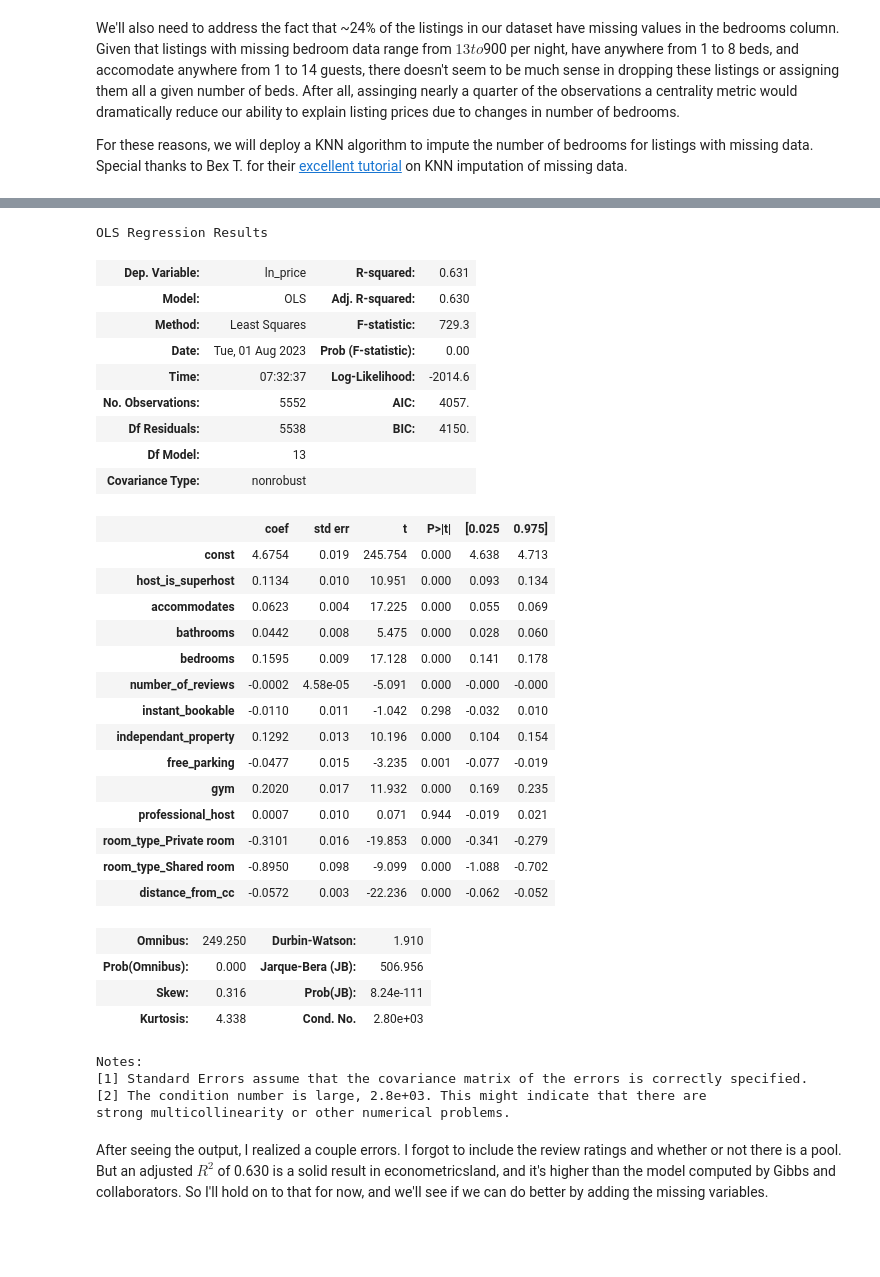
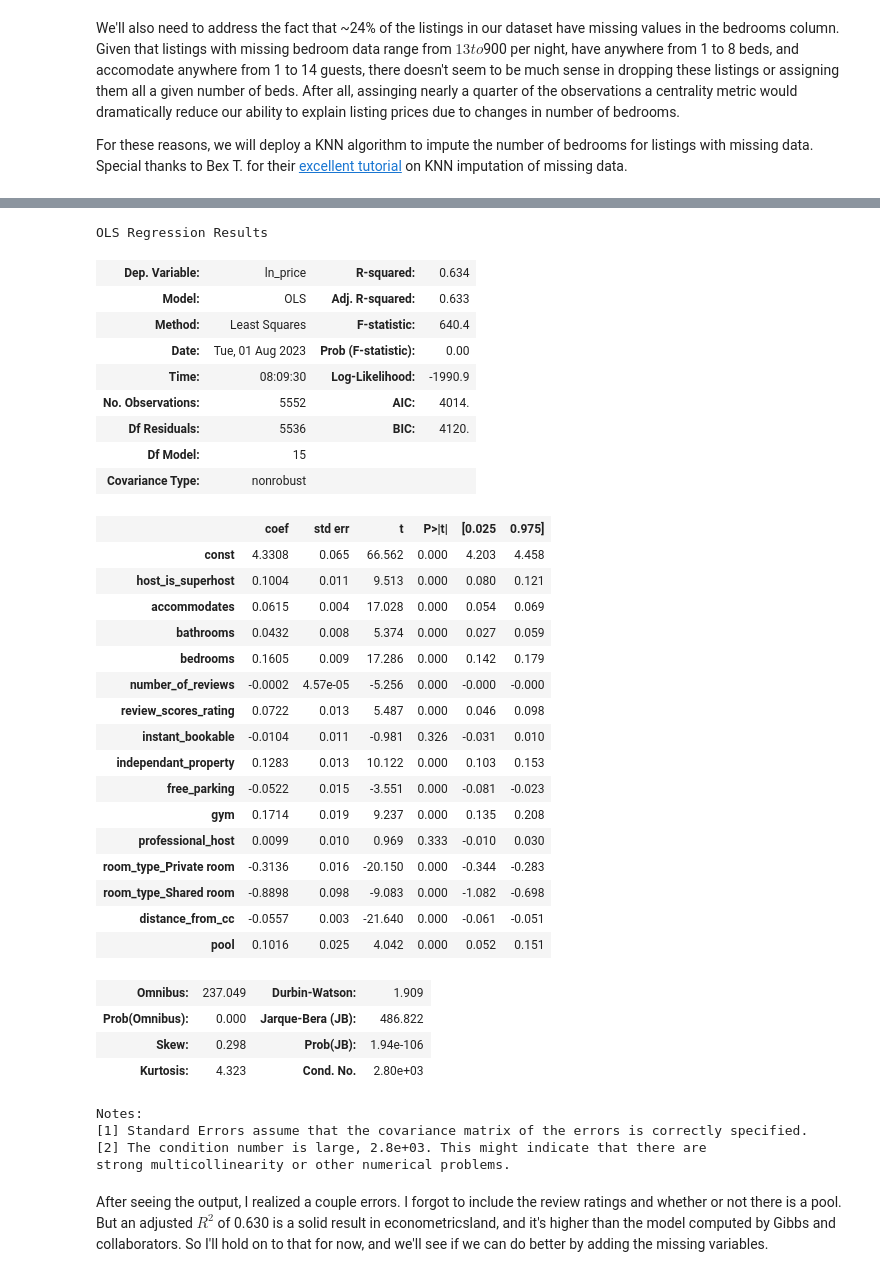
Before and after one commit to epistemetrica/udacity-blog-post-project, a Jupyter notebook: apw-blog-project.ipynb, the cells around one changed output, grey strips where cells are left out. Saved outputs shown, nothing was run; the diff lists cells and outputs as text; code cells hidden in the pictures; blank space fills up the shorter version.

```diff
--- a/apw-blog-project.ipynb
+++ b/apw-blog-project.ipynb
@@ -400,7 +400,11 @@ listings_df['gym'] = listings_df.apply(lambda row: string_list_search(gym_list,
 #create professional host dummy variable
 listings_df['professional_host'] = listings_df.apply(lambda row: True if row.host_listings_count >= 2 else False, axis=1)
 # %%
-#get list of amenities including pool
+#get list of amenities including pool (trying to avoid including Whirlpool appliances)
 pool_list = list(filter(lambda x: ' pool'.lower() in x.lower(), unique_amenities))
-pool_list.append(list(filter(lambda x: 'Pool' in x, unique_amenities)))
-pool_list
+Pool_list = list(filter(lambda x: 'Pool' in x, unique_amenities))
+pool_list = Pool_list + pool_list
+pool_list.remove('WhitePool refrigerator')
+
+#create dummy variable for pool
+listings_df['pool'] = listings_df.apply(lambda row: string_list_search(pool_list, row.amenities), axis= 1)
@@ -478,7 +464,7 @@ models_df = listings_df[['host_is_superhost', 'host_listings_count', 'latitude',
                         'beds', 'price', 'number_of_reviews', 'review_scores_rating', 'review_scores_accuracy', 'review_scores_cleanliness',
                         'review_scores_checkin', 'review_scores_communication', 'review_scores_location', 'review_scores_value',
                         'instant_bookable', 'reviews_per_month', 'independant_property', 'free_parking', 'gym', 'professional_host',
-                        'room_type_Private room', 'room_type_Shared room', 'distance_from_cc']]
+                        'room_type_Private room', 'room_type_Shared room', 'distance_from_cc', 'pool']].copy()
 
 #add logged price
 models_df['ln_price'] = np.log(models_df['price'])
@@ -491,53 +471,55 @@ See the caveats in the documentation: https://pandas.pydata.org/pandas-docs/stab
 # %%
 #set indpendant variables
-X_not_gibbs = models_df.drop(['price', 'ln_price','host_listings_count', 'latitude', 'longitude', 'beds', 'review_scores_rating', 'review_scores_accuracy',
+X_gibbs = models_df.drop(['price', 'ln_price','host_listings_count', 'latitude', 'longitude', 'beds', 'review_scores_accuracy',
                           'review_scores_cleanliness', 'review_scores_checkin', 'review_scores_communication', 'review_scores_location',
                           'review_scores_value', 'reviews_per_month'], axis=1)
 
 #add intercept
-X_not_gibbs = sm.add_constant(X_not_gibbs)
+X_gibbs = sm.add_constant(X_gibbs)
 
 #convert booleans to 0/1
-X_not_gibbs[['host_is_superhost', 'instant_bookable', 'independant_property', 'free_parking', 'gym', 'professional_host',
-                       'room_type_Private room', 'room_type_Shared room']] = X_not_gibbs[['host_is_superhost', 'instant_bookable', 'independant_property', 'free_parking', 'gym', 'professional_host',
-                       'room_type_Private room', 'room_type_Shared room']].astype(int)
+X_gibbs[['host_is_superhost', 'instant_bookable', 'independant_property', 'free_parking', 'gym', 'professional_host',
+                       'room_type_Private room', 'room_type_Shared room', 'pool']] = X_gibbs[['host_is_superhost', 'instant_bookable', 'independant_property', 'free_parking', 'gym', 'professional_host',
+                       'room_type_Private room', 'room_type_Shared room', 'pool']].astype(int)
 
 #set logged prices as dependent variable
 y = models_df.ln_price
 
-model_not_gibbs = sm.OLS(y,X_not_gibbs).fit()
+model_gibbs = sm.OLS(y,X_gibbs).fit()
 
-model_not_gibbs.summary()
+model_gibbs.summary()
 # %% [output]
 OLS Regression Results
-| Dep. Variable: | ln_price | R-squared: | 0.631 |
-| Model: | OLS | Adj. R-squared: | 0.630 |
-| Method: | Least Squares | F-statistic: | 729.3 |
+| Dep. Variable: | ln_price | R-squared: | 0.634 |
+| Model: | OLS | Adj. R-squared: | 0.633 |
+| Method: | Least Squares | F-statistic: | 640.4 |
 | Date: | Tue, 01 Aug 2023 | Prob (F-statistic): | 0.00 |
-| Time: | 07:32:37 | Log-Likelihood: | -2014.6 |
-| No. Observations: | 5552 | AIC: | 4057. |
-| Df Residuals: | 5538 | BIC: | 4150. |
-| Df Model: | 13 |  |  |
+| Time: | 08:09:30 | Log-Likelihood: | -1990.9 |
+| No. Observations: | 5552 | AIC: | 4014. |
+| Df Residuals: | 5536 | BIC: | 4120. |
+| Df Model: | 15 |  |  |
 | Covariance Type: | nonrobust |  |  |
 |  | coef | std err | t | P>|t| | [0.025 | 0.975] |
-| const | 4.6754 | 0.019 | 245.754 | 0.000 | 4.638 | 4.713 |
-| host_is_superhost | 0.1134 | 0.010 | 10.951 | 0.000 | 0.093 | 0.134 |
-| accommodates | 0.0623 | 0.004 | 17.225 | 0.000 | 0.055 | 0.069 |
-| bathrooms | 0.0442 | 0.008 | 5.475 | 0.000 | 0.028 | 0.060 |
-| bedrooms | 0.1595 | 0.009 | 17.128 | 0.000 | 0.141 | 0.178 |
-| number_of_reviews | -0.0002 | 4.58e-05 | -5.091 | 0.000 | -0.000 | -0.000 |
-| instant_bookable | -0.0110 | 0.011 | -1.042 | 0.298 | -0.032 | 0.010 |
-| independant_property | 0.1292 | 0.013 | 10.196 | 0.000 | 0.104 | 0.154 |
-| free_parking | -0.0477 | 0.015 | -3.235 | 0.001 | -0.077 | -0.019 |
-| gym | 0.2020 | 0.017 | 11.932 | 0.000 | 0.169 | 0.235 |
-| professional_host | 0.0007 | 0.010 | 0.071 | 0.944 | -0.019 | 0.021 |
-| room_type_Private room | -0.3101 | 0.016 | -19.853 | 0.000 | -0.341 | -0.279 |
-| room_type_Shared room | -0.8950 | 0.098 | -9.099 | 0.000 | -1.088 | -0.702 |
-| distance_from_cc | -0.0572 | 0.003 | -22.236 | 0.000 | -0.062 | -0.052 |
+| const | 4.3308 | 0.065 | 66.562 | 0.000 | 4.203 | 4.458 |
+| host_is_superhost | 0.1004 | 0.011 | 9.513 | 0.000 | 0.080 | 0.121 |
+| accommodates | 0.0615 | 0.004 | 17.028 | 0.000 | 0.054 | 0.069 |
+| bathrooms | 0.0432 | 0.008 | 5.374 | 0.000 | 0.027 | 0.059 |
+| bedrooms | 0.1605 | 0.009 | 17.286 | 0.000 | 0.142 | 0.179 |
+| number_of_reviews | -0.0002 | 4.57e-05 | -5.256 | 0.000 | -0.000 | -0.000 |
+| review_scores_rating | 0.0722 | 0.013 | 5.487 | 0.000 | 0.046 | 0.098 |
+| instant_bookable | -0.0104 | 0.011 | -0.981 | 0.326 | -0.031 | 0.010 |
+| independant_property | 0.1283 | 0.013 | 10.122 | 0.000 | 0.103 | 0.153 |
+| free_parking | -0.0522 | 0.015 | -3.551 | 0.000 | -0.081 | -0.023 |
+| gym | 0.1714 | 0.019 | 9.237 | 0.000 | 0.135 | 0.208 |
+| professional_host | 0.0099 | 0.010 | 0.969 | 0.333 | -0.010 | 0.030 |
+| room_type_Private room | -0.3136 | 0.016 | -20.150 | 0.000 | -0.344 | -0.283 |
+| room_type_Shared room | -0.8898 | 0.098 | -9.083 | 0.000 | -1.082 | -0.698 |
+| distance_from_cc | -0.0557 | 0.003 | -21.640 | 0.000 | -0.061 | -0.051 |
+| pool | 0.1016 | 0.025 | 4.042 | 0.000 | 0.052 | 0.151 |
-| Omnibus: | 249.250 | Durbin-Watson: | 1.910 |
-| Prob(Omnibus): | 0.000 | Jarque-Bera (JB): | 506.956 |
-| Skew: | 0.316 | Prob(JB): | 8.24e-111 |
-| Kurtosis: | 4.338 | Cond. No. | 2.80e+03 |
+| Omnibus: | 237.049 | Durbin-Watson: | 1.909 |
+| Prob(Omnibus): | 0.000 | Jarque-Bera (JB): | 486.822 |
+| Skew: | 0.298 | Prob(JB): | 1.94e-106 |
+| Kurtosis: | 4.323 | Cond. No. | 2.80e+03 |
 Notes:
 [1] Standard Errors assume that the covariance matrix of the errors is correctly specified.
 [2] The condition number is large, 2.8e+03. This might indicate that there are
```
Also changed, not shown: parts of 2 cells of this notebook.
